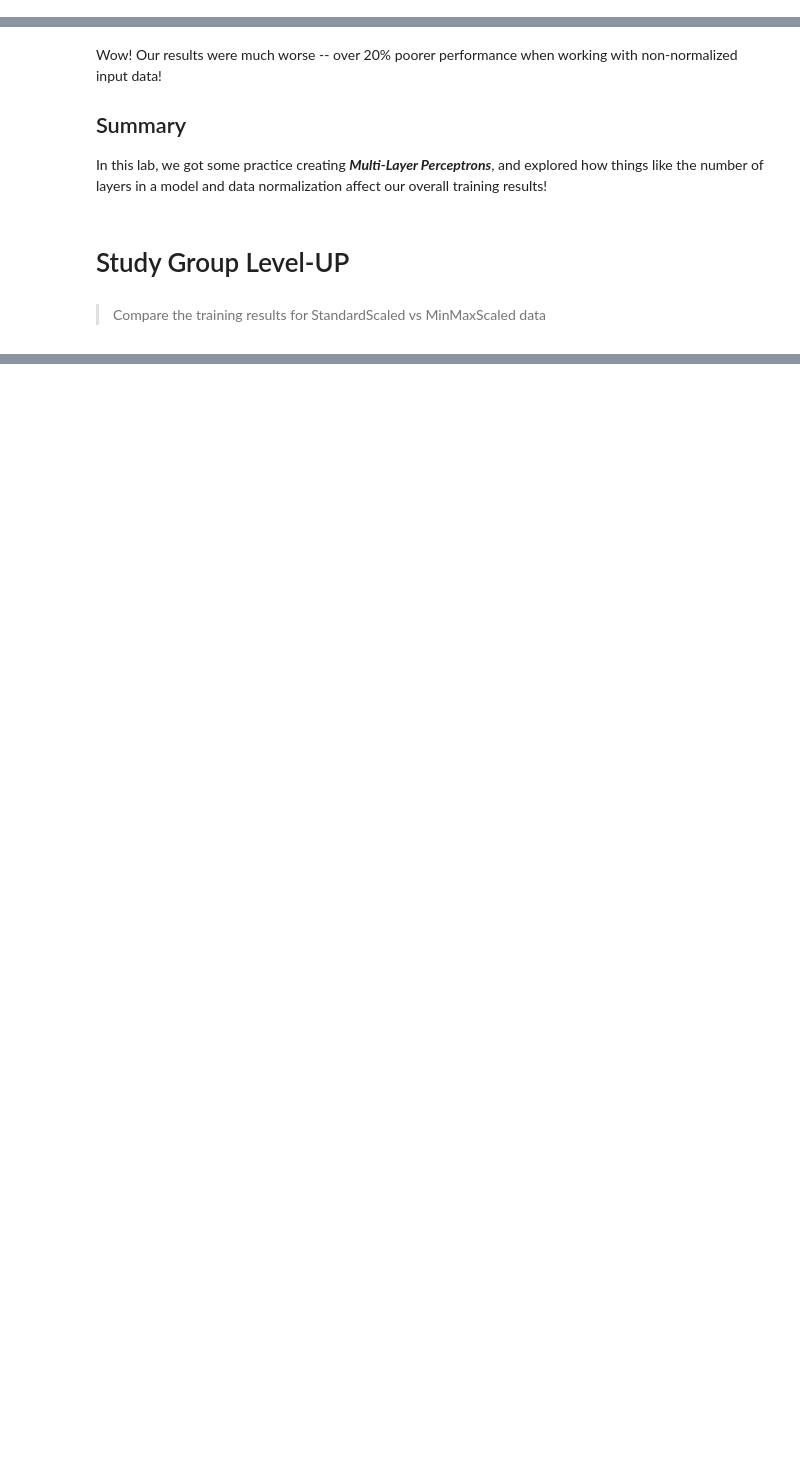
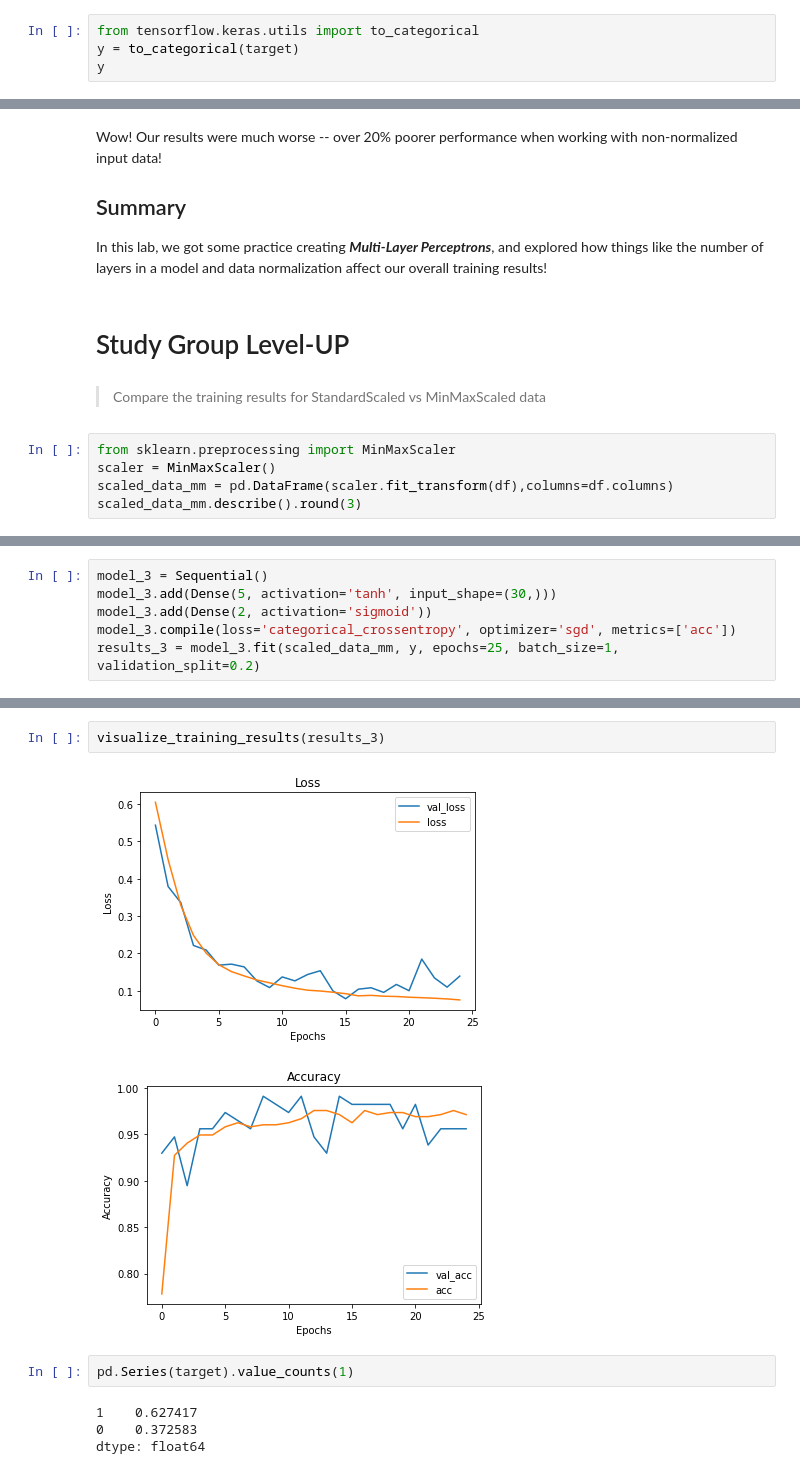
Before and after one commit to jirvingphd/online-dtsc-pt-041320-cohort-notes, a Jupyter notebook: Mod 4/sect_41_deep_neural_networks/labs/dsc-deeper-neural-networks-lab-onl01-dtsc-pt-041320-master/index.ipynb, the cells around one changed output, grey strips where cells are left out. Drawn from its saved outputs; the diff is of its cells as text; blank space fills up the shorter version.

```diff
--- a/Mod 4/sect_41_deep_neural_networks/labs/dsc-deeper-neural-networks-lab-onl01-dtsc-pt-041320-master/index.ipynb
+++ b/Mod 4/sect_41_deep_neural_networks/labs/dsc-deeper-neural-networks-lab-onl01-dtsc-pt-041320-master/index.ipynb
@@ -100,0 +157,4 @@ labels = None
+# %%
+from tensorflow.keras.utils import to_categorical
+y = to_categorical(target)
+y
@@ -208,3 +396,8 @@ In this lab, we got some practice creating **_Multi-Layer Perceptrons_**, and ex
 # Study Group Level-UP
 # %% [markdown]
 > Compare the training results for StandardScaled vs MinMaxScaled data
+# %%
+from sklearn.preprocessing import MinMaxScaler
+scaler = MinMaxScaler()
+scaled_data_mm = pd.DataFrame(scaler.fit_transform(df),columns=df.columns)
+scaled_data_mm.describe().round(3)
@@ -210,0 +415,6 @@ In this lab, we got some practice creating **_Multi-Layer Perceptrons_**, and ex
+# %%
+model_3 = Sequential()
+model_3.add(Dense(5, activation='tanh', input_shape=(30,)))
+model_3.add(Dense(2, activation='sigmoid'))
+model_3.compile(loss='categorical_crossentropy', optimizer='sgd', metrics=['acc'])
+results_3 = model_3.fit(scaled_data_mm, y, epochs=25, batch_size=1, validation_split=0.2)
@@ -210,0 +439,11 @@ In this lab, we got some practice creating **_Multi-Layer Perceptrons_**, and ex
+# %%
+visualize_training_results(results_3)
+# %% [output]
+[figure, added]
+[figure, added]
+# %%
+pd.Series(target).value_counts(1)
+# %% [output]
+1    0.627417
+0    0.372583
+dtype: float64
```
Also changed, not shown: parts of 30 cells of this notebook, 1 other file.
